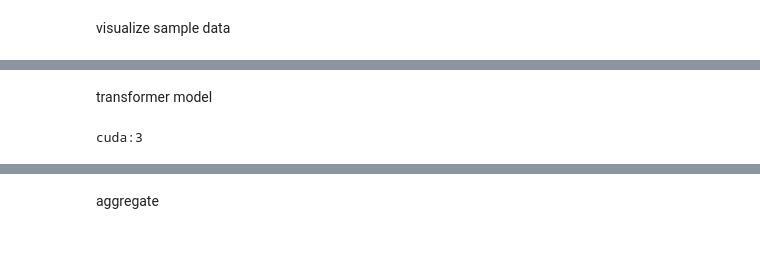
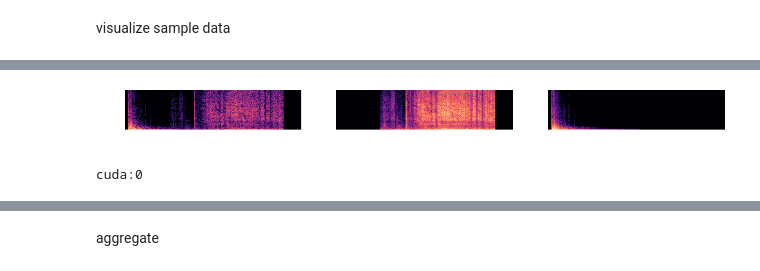
Before and after one commit to tianjunm/monaural-source-separation, a Jupyter notebook: scratch(Google).ipynb, the cells around one changed output, grey strips where cells are left out. Saved outputs shown, nothing was run; the diff lists cells and outputs as text; code cells hidden in the pictures; blank space fills up the shorter version.

```diff
--- a/scratch(Google).ipynb
+++ b/scratch(Google).ipynb
@@ -22,9 +22,9 @@ torch.cuda.empty_cache()
 # %% [markdown]
 set up dataloader
 # %%
-path = '/usr0/home/tianjunm/datasets/processed/mixer/5-10-2000-4/test';
+path = '/home/ubuntu/datasets/processed/mixer/2-20000-2/test';
 # d = ds.SignalDataset(root_dir=path, transform=ds.Concat(size=(129, 690)))
-d = ds.SignalDataset(root_dir=path, transform=ds.ToTensor(size=(129, 690)))
+d = ds.SignalDataset(root_dir=path, transform=ds.ToTensor(size=(129, 231)))
 # %%
 dataloader = torch.utils.data.DataLoader(d, batch_size=4, shuffle=False)
 # %%
@@ -49,18 +49,33 @@ def display(spect, sample_rate, y_axis='mel',x_axis='time'):
     db_data = librosa.power_to_db(np.abs(spect)**2, ref=np.max)
     librosa.display.specshow(db_data, sr=sample_rate, y_axis=y_axis, x_axis=x_axis)
 
-def get_spect(data):
+def get_spect(data, fs, nperseg, noverlap):
     r = np.split(data.numpy().T, 2)[0]
     i = np.split(data.numpy().T, 2)[1]
     c = r + 1j * i
 
-    return c, scipy.signal.istft(c, fs=44100, nfft = 256)
+    rev = scipy.signal.istft(c, fs=fs, nperseg=nperseg, noverlap=noverlap)
+    return c, rev
 
-def get_agg_spect(data):
+def get_agg_spect(data, fs, nperseg, noverlap):
     r = data[0].numpy().T
     i = data[1].numpy().T
     c = (r + i)
 
-    return c, scipy.signal.istft(c, fs=44100, nfft = 256)
+    return c, scipy.signal.istft(c, fs=fs, nperseg=nperseg, noverlap=noverlap)
+
+def get_spects(ground_truths, fs, nperseg, noverlap, xid=0):
+    _, seq_len, nsource, input_dim = ground_truths.shape
+
+    c_gts = []
+    revs = []
+    for i in range(nsource):
+        gt = ground_truths[xid, :, i].cpu()
+        c_gt, rev = get_spect(gt, fs, nperseg, noverlap)
+
+        c_gts.append(c_gt)
+        revs.append(rev)
+
+    return c_gts, revs
 # %% [markdown]
 visualize sample data
@@ -114,7 +82,23 @@ import matplotlib.pyplot as plt
-# %% [markdown]
-transformer model
+# %%
+xid = 2
+nsource = 2
+fs = 22050
+nperseg = 256
+noverlap = nperseg // 4
+agg_sample = aggregate[xid]
+c_agg, agg_data = get_agg_spect(agg_sample, fs=fs, nperseg=nperseg, noverlap=noverlap)
+cgts, revs = get_spects(ground_truths, fs=fs, nperseg=nperseg, noverlap=noverlap, xid=xid)
+# %%
+fig = plt.figure(figsize=(20, 3))
+cs = [c_agg] + cgts
+for i, c in enumerate(cs):
+    plt.subplot(2, 3, i + 1)
+    display(c, fs)
+    plt.axis('off')
+# %% [output]
+[figure, added]
 # %%
-device = torch.device("cuda:3" if torch.cuda.is_available() else "cpu")
+device = torch.device("cuda:0" if torch.cuda.is_available() else "cpu")
 print(device)
 # %% [output]
-cuda:3
+cuda:0
```
Also changed, not shown: parts of 36 cells of this notebook, 7 other files.
